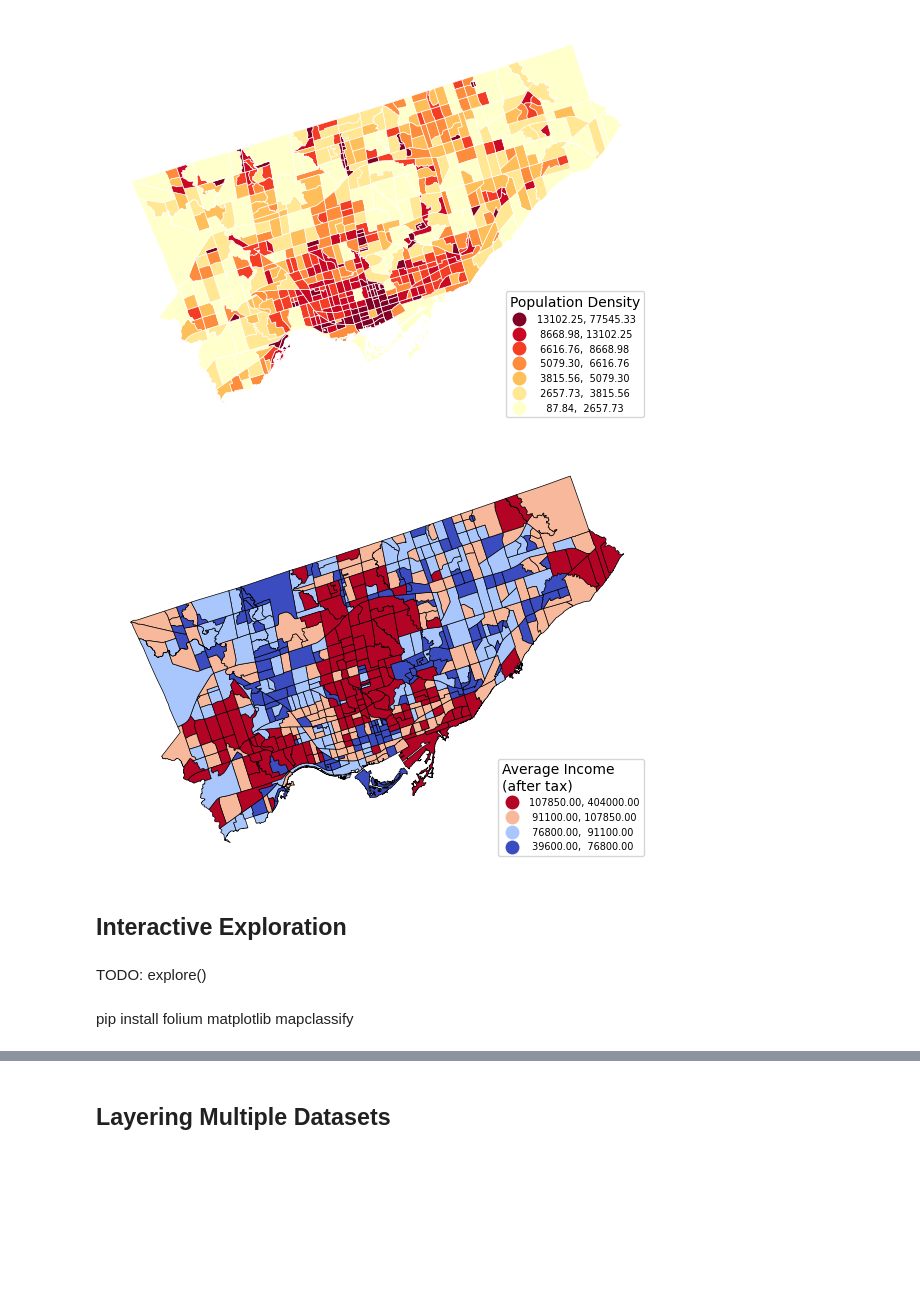
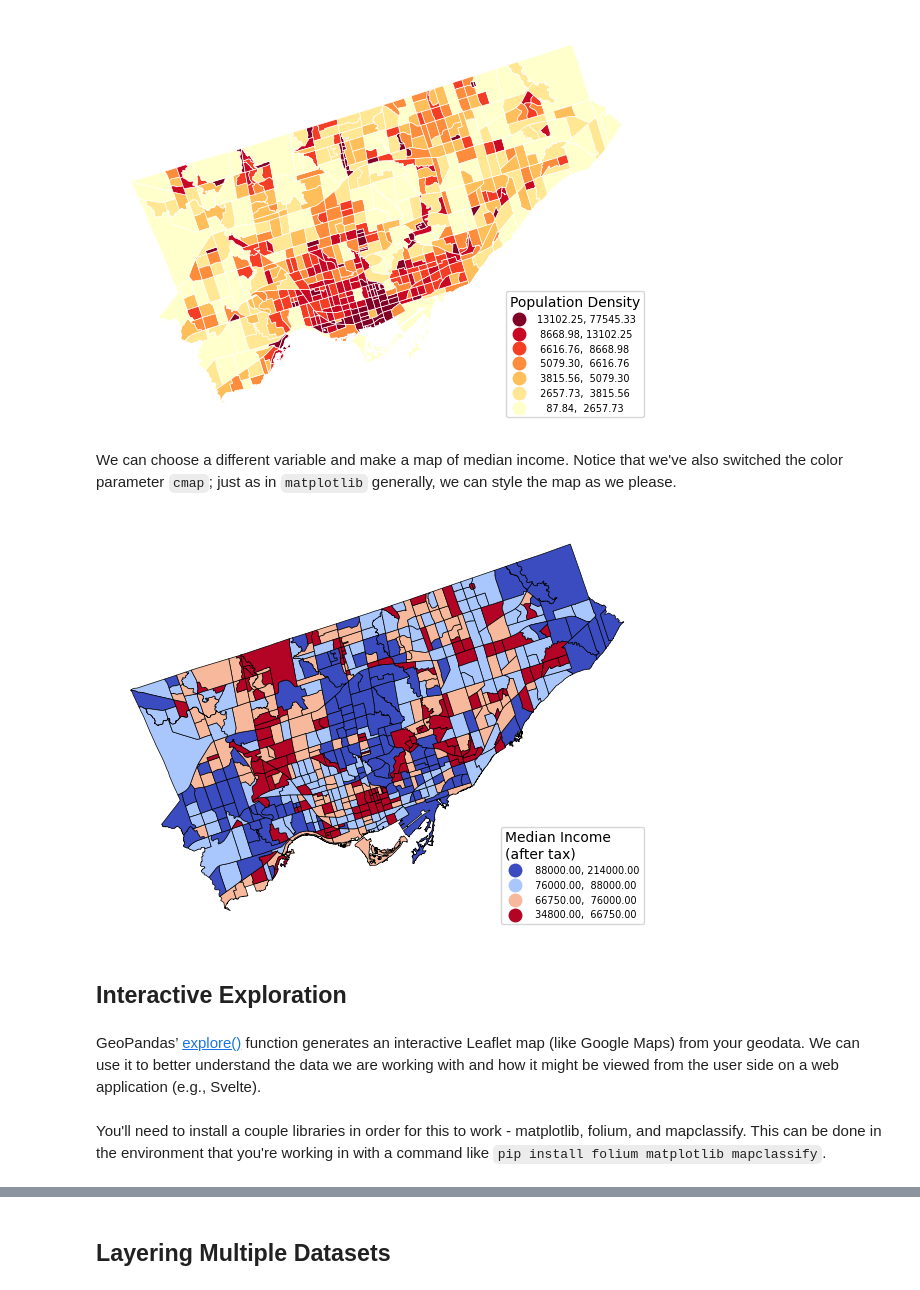
Before and after one commit to schoolofcities/urban-data-storytelling, a Jupyter notebook: notebooks/urban-data-analytics/intro-geopandas/intro-geopandas.ipynb, the cells around one changed output, grey strips where cells are left out. Saved outputs shown, nothing was run; the diff lists cells and outputs as text; code cells hidden in the pictures; blank space fills up the shorter version.

Commit message:
Complete geopandas tutorial

```diff
--- a/notebooks/urban-data-analytics/intro-geopandas/intro-geopandas.ipynb
+++ b/notebooks/urban-data-analytics/intro-geopandas/intro-geopandas.ipynb
@@ -154,34 +181,36 @@ census_tracts_data.to_crs(4326).plot(
 ).set_axis_off()
 # %% [output]
 [figure]
+# %% [markdown]
+We can choose a different variable and make a map of median income. Notice that we've also switched the color parameter `cmap`; just as in `matplotlib` generally, we can style the map as we please.
 # %%
 fig, ax = plt.subplots(figsize=(7, 7))
 
 census_tracts_data.plot(
-    column = "avg_aftertax_hhld_income_2020",
+    column = "median_aftertax_hhld_income_2020",
     edgecolor="Black",
-    cmap = 'coolwarm',
+    cmap = 'coolwarm_r',
     k = 4,
     scheme = "Quantiles",
     linewidth=0.5,
     legend = True,
     legend_kwds = {
         "loc": "lower right",
         "fontsize": 7,
-        "title": "Average Income\n(after tax)",
+        "title": "Median Income\n(after tax)",
         "alignment": "left",
         "reverse": True
     },
     ax=ax
 ).set_axis_off()
 # %% [output]
-[figure, old version]
+[figure, new version]
 # %% [markdown]
 ## Interactive Exploration
 # %% [markdown]
-TODO: explore()
+GeoPandas’ [explore()](https://geopandas.org/en/stable/docs/reference/api/geopandas.GeoDataFrame.explore.html) function  generates an interactive Leaflet map (like Google Maps) from your geodata. We can use it to better understand the data we are working with and how it might be viewed from the user side on a web application (e.g., Svelte).
 # %% [markdown]
-pip install folium matplotlib mapclassify
+You'll need to install a couple libraries in order for this to work - matplotlib, folium, and mapclassify. This can be done in the environment that you're working in with a command like `pip install folium matplotlib mapclassify`.
 # %%
 transit_stops.explore(
     column='LOCATION_N',  # Popup labels
```
Also changed, not shown: parts of 7 cells of this notebook.
